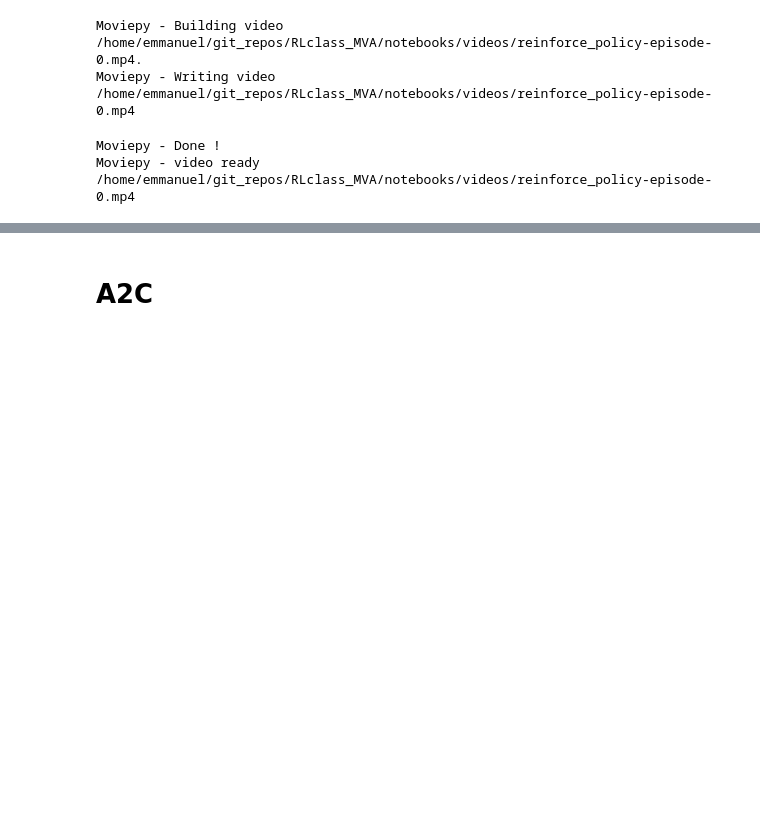
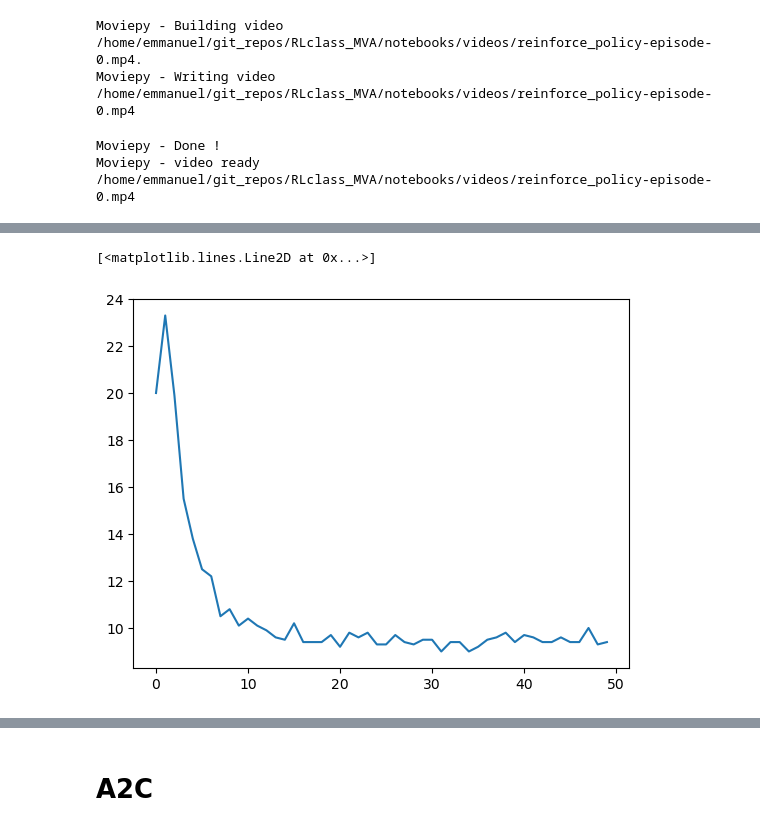
Before and after one commit to erachelson/RLclass_MVA, a Jupyter notebook: notebooks/RL6 - Policy Gradients.ipynb, the cells around one changed output, grey strips where cells are left out. Drawn from its saved outputs; the diff is of its cells as text; code cells hidden in the pictures; blank space fills up the shorter version.

```diff
--- a/notebooks/RL6 - Policy Gradients.ipynb
+++ b/notebooks/RL6 - Policy Gradients.ipynb
@@ -352,18 +377,18 @@ plt.plot(returns)
 import gymnasium as gym
 from gymnasium.utils.save_video import save_video
 
-#test_env = gym.make("BipedalWalker-v3", render_mode="rgb_array_list")
-cartpole = gym.make("CartPole-v1", render_mode="rgb_array_list")
-s,_ = cartpole.reset()
+#test_env = gym.make("LunarLander-v2", render_mode="rgb_array_list")
+test_env = gym.make("CartPole-v1", render_mode="rgb_array_list")
+s,_ = test_env.reset()
 with torch.no_grad():
     for t in range(1000):
         a = pi.sample_action(torch.as_tensor(s))
-        s2,r,d,trunc,_ = cartpole.step(a)
+        s2,r,d,trunc,_ = test_env.step(a)
         s = s2
         if d:
             break
 
-save_video(cartpole.render(), "videos", fps=cartpole.metadata["render_fps"], name_prefix="reinforce_policy")
+save_video(test_env.render(), "videos", fps=test_env.metadata["render_fps"], name_prefix="reinforce_policy")
 # %% [output]
 Moviepy - Building video /home/emmanuel/git_repos/RLclass_MVA/notebooks/videos/reinforce_policy-episode-0.mp4.
 Moviepy - Writing video /home/emmanuel/git_repos/RLclass_MVA/notebooks/videos/reinforce_policy-episode-0.mp4
@@ -396,0 +476,18 @@ Remark that the temporal difference at each time step $\delta = r + \gamma V^\pi
+# %%
+import gymnasium as gym
+import matplotlib.pyplot as plt
+
+#env = gym.make("LunarLander-v2", render_mode="rgb_array")
+env = gym.make('CartPole-v1', render_mode="rgb_array")
+config = {'gamma': .99,
+          'learning_rate': 0.01,
+          'nb_episodes': 10
+         }
+
+pi = policyNetwork(env)
+agent = reinforce_agent(config, pi)
+returns = agent.train(env,50)
+plt.plot(returns)
+# %% [output]
+[<matplotlib.lines.Line2D at 0x...>]
+[figure, added]
```
Also changed, not shown: parts of 23 cells of this notebook, 1 other file.
